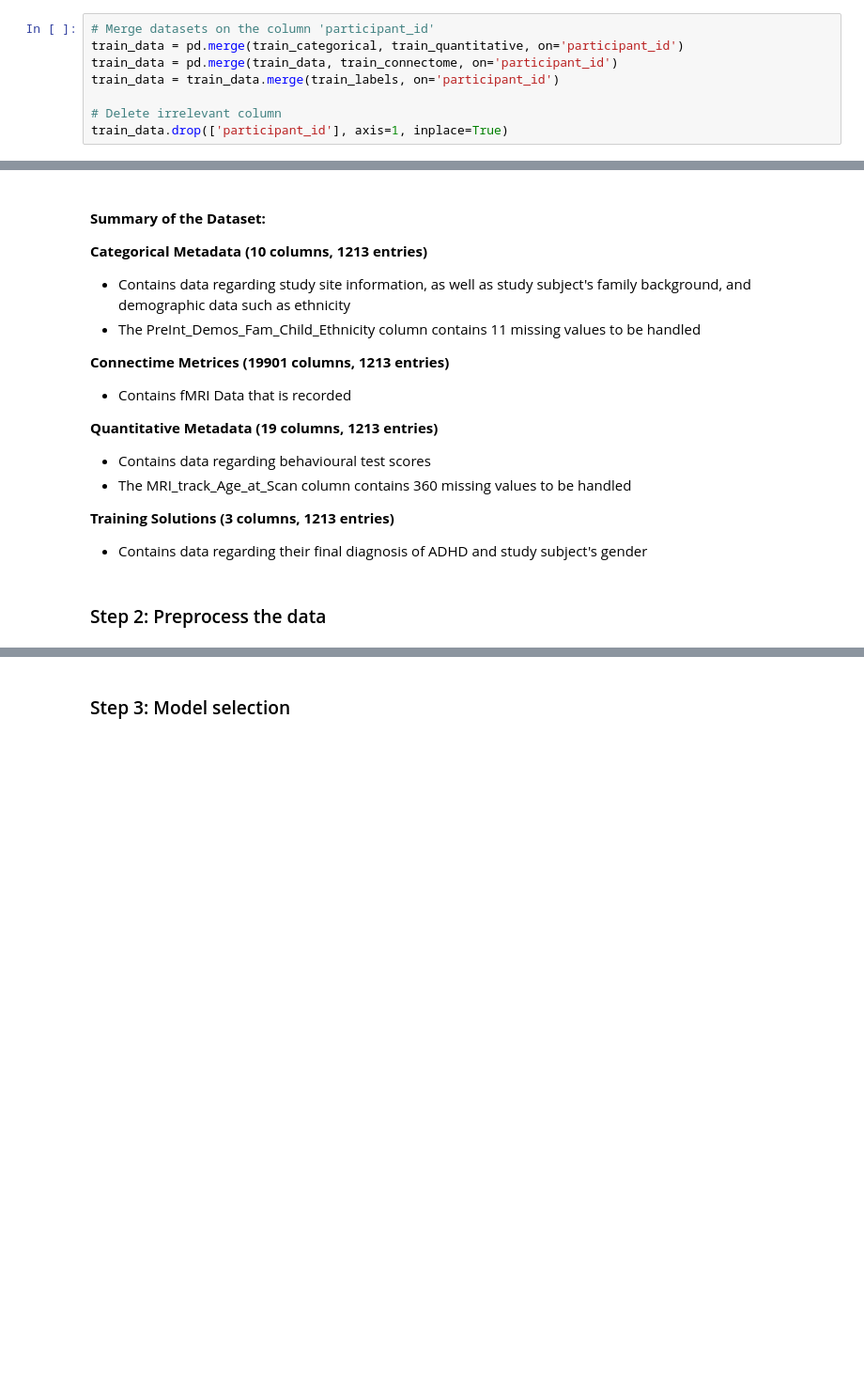
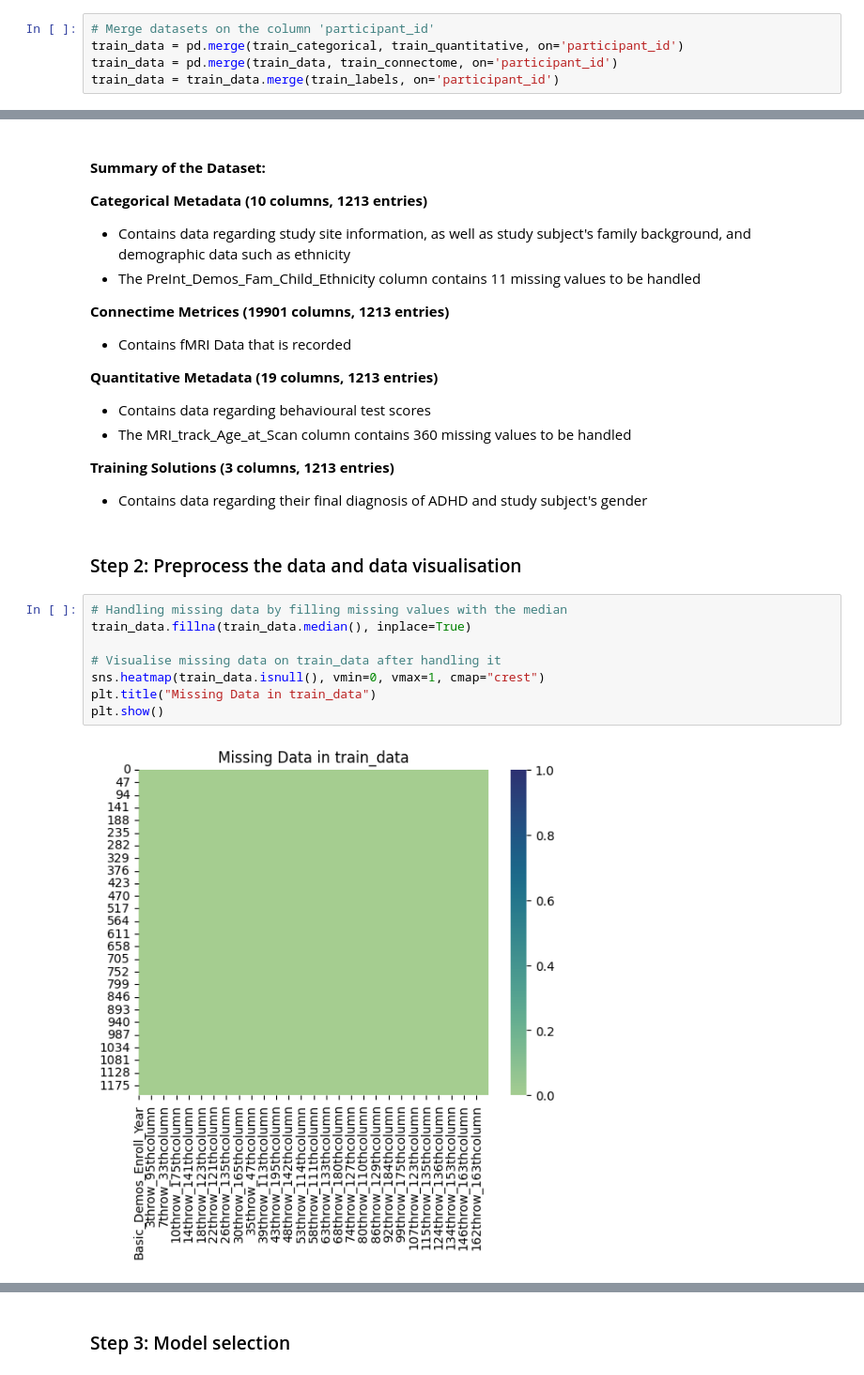
Before and after one commit to UCLA-WiDS-Team-17/Female-Brain-Health, a Jupyter notebook: analysis.ipynb, the cells around one changed output, grey strips where cells are left out. Shown at 94% size. Drawn from its saved outputs; the diff is of its cells as text; blank space fills up the shorter version.

Commit message:
Data Visualisation for Preprocessing Pt. 1

```diff
--- a/analysis.ipynb
+++ b/analysis.ipynb
@@ -110,9 +112,6 @@ None
 train_data = pd.merge(train_categorical, train_quantitative, on='participant_id')
 train_data = pd.merge(train_data, train_connectome, on='participant_id')
 train_data = train_data.merge(train_labels, on='participant_id')
-
-# Delete irrelevant column
-train_data.drop(['participant_id'], axis=1, inplace=True)
 # %%
 # Identify missing values
 missing_values = train_data.isnull().sum().sort_values(ascending=False)
@@ -142,4 +141,14 @@ dtype: int64
 
 * Contains data regarding their final diagnosis of ADHD and study subject's gender
 # %% [markdown]
-### Step 2: Preprocess the data
+### Step 2: Preprocess the data and data visualisation
+# %%
+# Handling missing data by filling missing values with the median
+train_data.fillna(train_data.median(), inplace=True)
+
+# Visualise missing data on train_data after handling it
+sns.heatmap(train_data.isnull(), vmin=0, vmax=1, cmap="crest")
+plt.title("Missing Data in train_data")
+plt.show()
+# %% [output]
+[figure, added]
```
Also changed, not shown: parts of 4 cells of this notebook.
